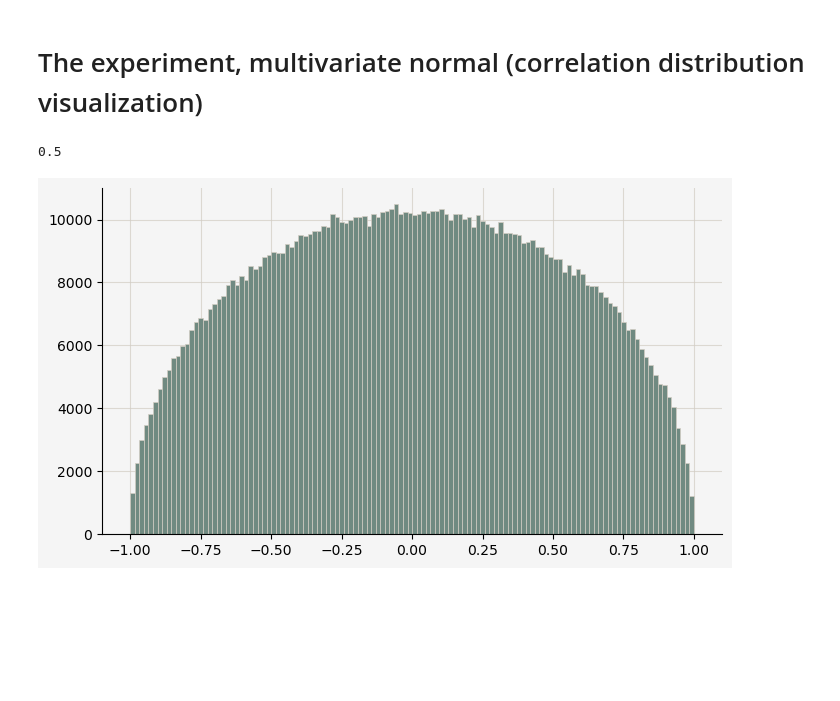
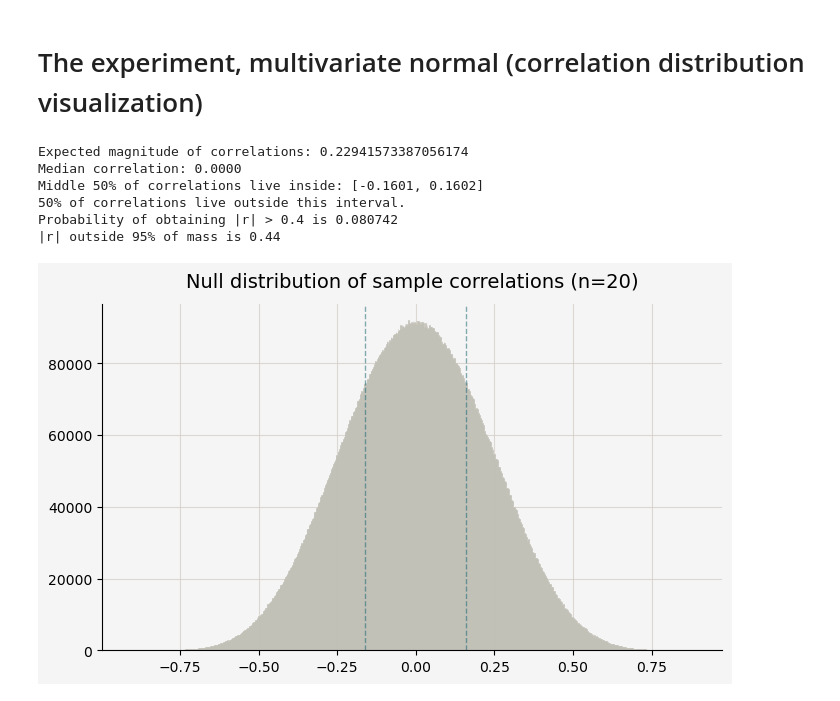
Before and after one commit to reebme/financial-attitudes-clustering, a Jupyter notebook: Notebooks/05_correlation_exploration.ipynb, the cells around one changed output. Saved outputs shown, nothing was run; the diff lists cells and outputs as text; code cells hidden in the pictures; blank space fills up the shorter version.

Commit message:
Polished plotting, moved code into functions

```diff
--- a/Notebooks/05_correlation_exploration.ipynb
+++ b/Notebooks/05_correlation_exploration.ipynb
@@ -21,3 +26,4 @@ from sklearn.decomposition import PCA
 import matplotlib.pyplot as plt
 # %%
 sql_folder = "../Sql/"
+pic_folder = Path("../../Medium_Articles/spurious_corr_expl_pic").resolve()
@@ -25,0 +30,6 @@ sql_folder = "../Sql/"
+# %%
+def compute_cube_limit(points, pad=0.1):
+    """
+    Half-width of a symmetric plotting cube containing the points.
+    """
+    return np.round((1 + pad) * np.max(np.abs(points)))
@@ -192,19 +379,71 @@ utils.pretty_histogram(corrs)
 # The experiment, multivariate normal (correlation distribution visualization)
 # %%
 # no of dimensions
-d = 1000
+d = 5000
 # no of data points
-n = 5
-print(1/np.sqrt(n - 1))
+n = 20
+assert n > 2
 
 X = rng.standard_normal((n, d))
 
 tilde_X = X - X.mean(axis = 0, keepdims = True)
 
+if n < 5:
+    if n == 3:
+        hyperplane = np.ones(3)
+    else: hyperplane = None
+    pretty_3Dscatter_points(tilde_X, hyperplane=hyperplane, save_file = pic_folder / f"centered_vectors_orig_coords_{n}D.png")
+
+pca = PCA()
+
+hyperplane_points = pca.fit_transform(tilde_X.T)
+#print(np.round(pca.explained_variance_, 4))
+#print(np.sum(pca.explained_variance_))
+#print(np.round(pca.explained_variance_ratio_, 4))
+
+if n < 5:
+    if n == 3:
+        add_shadows = True
+    else: add_shadows = False
+    pretty_3Dscatter_points(hyperplane_points.T, add_shadows=add_shadows, save_file = pic_folder / f"centered_vectors_PCA_coords_{n}D.png")
+
 U = tilde_X/np.linalg.norm(tilde_X, axis = 0, keepdims = True)
+
+if n < 5:
+    if n == 4:
+        add_shadows = True
+    else: add_shadows = False
+    pretty_3Dscatter_points(U, add_shadows=add_shadows, save_file = pic_folder / f"normalized_vectors_orig_coords_{n}D.png")
+
+norm_coords = pca.fit_transform(U.T)
+#print(np.round(pca.explained_variance_, 4))
+#print(np.sum(pca.explained_variance_))
+#print(np.round(pca.explained_variance_ratio_, 4))
+
+if n < 5:
+    pretty_3Dscatter_points(norm_coords.T, pad = 1, save_file = pic_folder / f"normalized_vectors_PCA_coords_shadows_{n}D.png")
+
 R = U.T @ U
+assert (np.round(R, 6) == np.round(U.T @ U, 6)).sum() == d**2
 
-utils.pretty_histogram(R[np.eye(d) != 1].ravel())
+print(f"Expected magnitude of correlations: {1/np.sqrt(n - 1)}")
+
+corrs = R[np.eye(d) != 1].ravel()
+qleft, qright, q975 = np.quantile(corrs, [0.25, 0.75, 0.975])
+print(f"Median correlation: {np.median(corrs):.4f}")
+print(f"Middle 50% of correlations live inside: [{qleft:.4f}, {qright:.4f}]")
+print(f"50% of correlations live outside this interval.")
+print(f"Probability of obtaining |r| > 0.4 is {(np.abs(corrs) > 0.4).mean():.6f} ")
+print(f"|r| outside 95% of mass is {q975:.2f} ")
+utils.pretty_histogram(corrs,
+                       title=(f"Null distribution of sample correlations (n={n})"),
+                       vertical_lines = [qleft, qright],
+                       save_file_name=pic_folder / f"correlations_{n}D.png")
 # %% [output]
-0.5
+Expected magnitude of correlations: 0.22941573387056174
+Median correlation: 0.0000
+Middle 50% of correlations live inside: [-0.1601, 0.1602]
+50% of correlations live outside this interval.
+Probability of obtaining |r| > 0.4 is 0.080742
+|r| outside 95% of mass is 0.44
-[figure, old version]
+[figure, new version]
```
Also changed, not shown: parts of 24 cells of this notebook.
